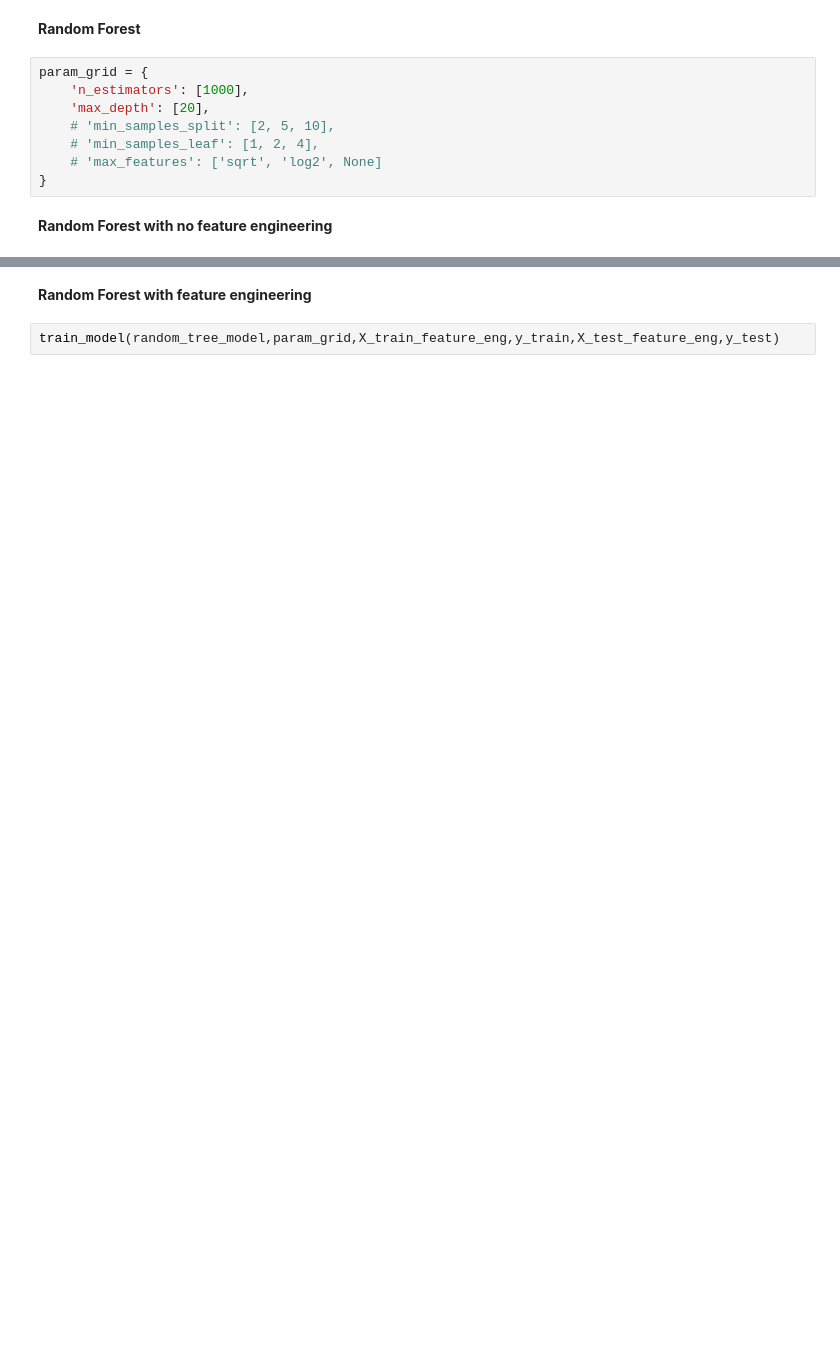
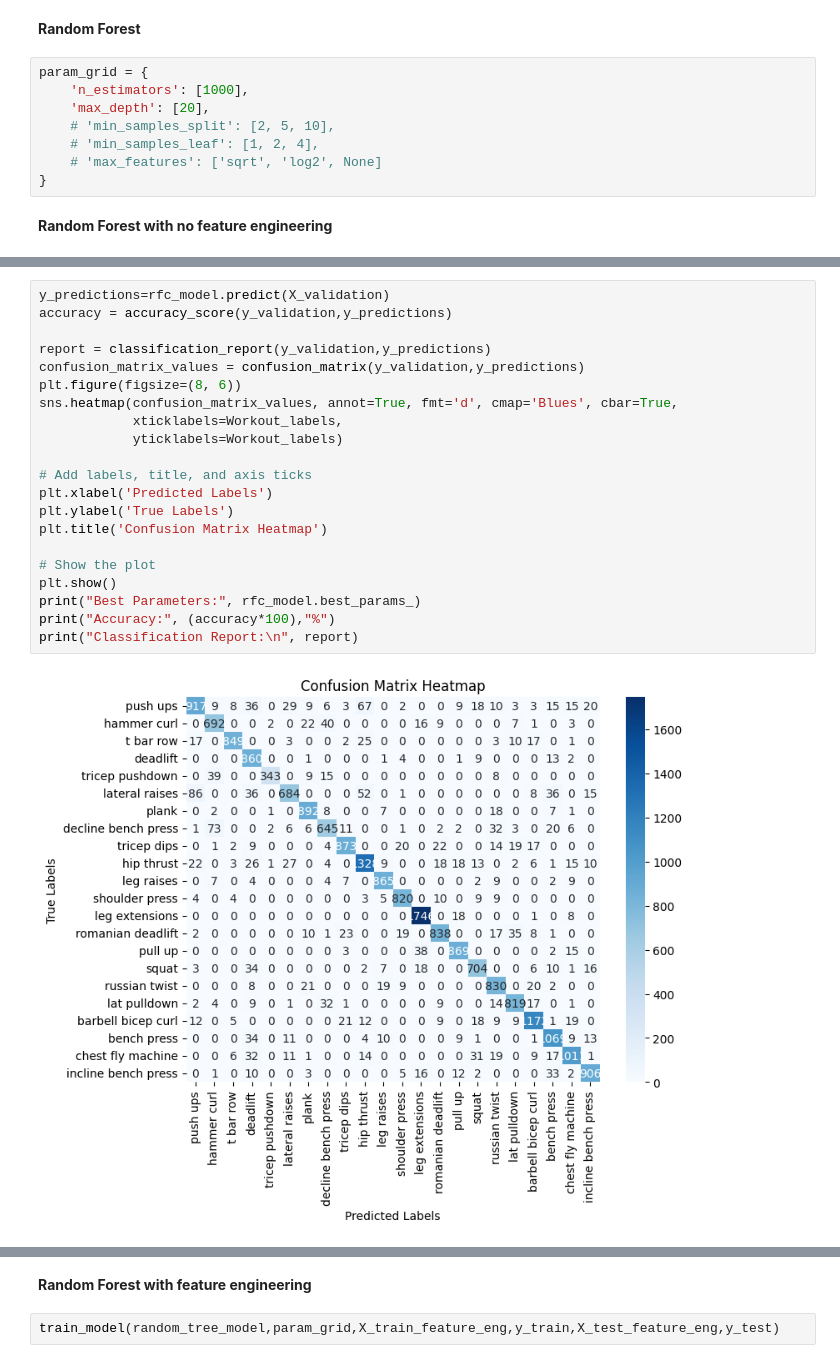
Before and after one commit to yasinetawfeek/GymBro, a Jupyter notebook: AI/app/workout_classifer.ipynb, the cells around one changed output, grey strips where cells are left out. Drawn from its saved outputs; the diff is of its cells as text; blank space fills up the shorter version.

```diff
--- a/AI/app/workout_classifer.ipynb
+++ b/AI/app/workout_classifer.ipynb
@@ -353,0 +350,23 @@ weighted avg       0.92      0.92      0.92      1254
+# %%
+y_predictions=rfc_model.predict(X_validation)
+accuracy = accuracy_score(y_validation,y_predictions)
+
+report = classification_report(y_validation,y_predictions)
+confusion_matrix_values = confusion_matrix(y_validation,y_predictions)
+plt.figure(figsize=(8, 6))
+sns.heatmap(confusion_matrix_values, annot=True, fmt='d', cmap='Blues', cbar=True,
+            xticklabels=Workout_labels,
+            yticklabels=Workout_labels)
+
+# Add labels, title, and axis ticks
+plt.xlabel('Predicted Labels')
+plt.ylabel('True Labels')
+plt.title('Confusion Matrix Heatmap')
+
+# Show the plot
+plt.show()
+print("Best Parameters:", rfc_model.best_params_)
+print("Accuracy:", (accuracy*100),"%")
+print("Classification Report:\n", report)
+# %% [output]
+[figure, added]
```
Also changed, not shown: parts of 21 cells of this notebook, 9 other files.
